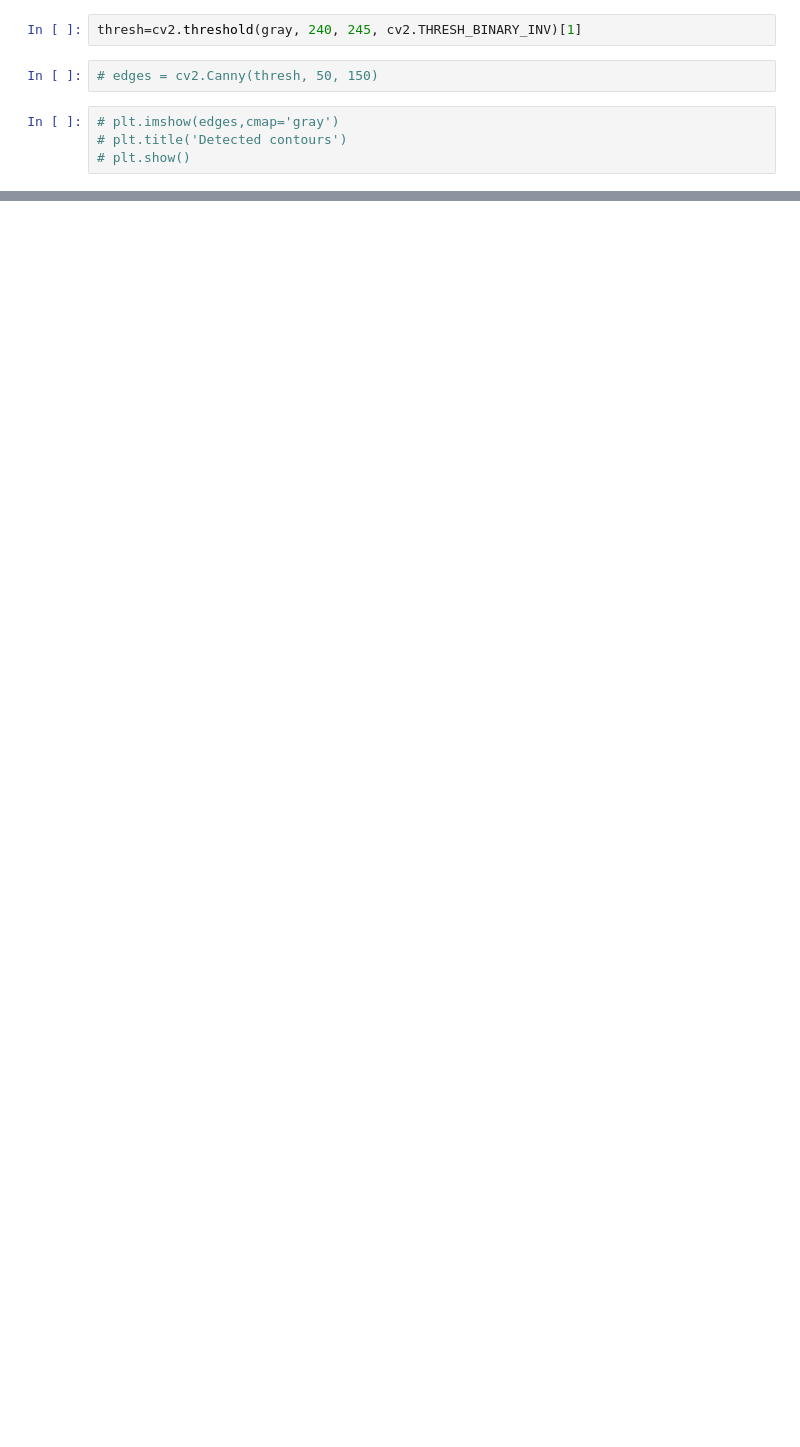
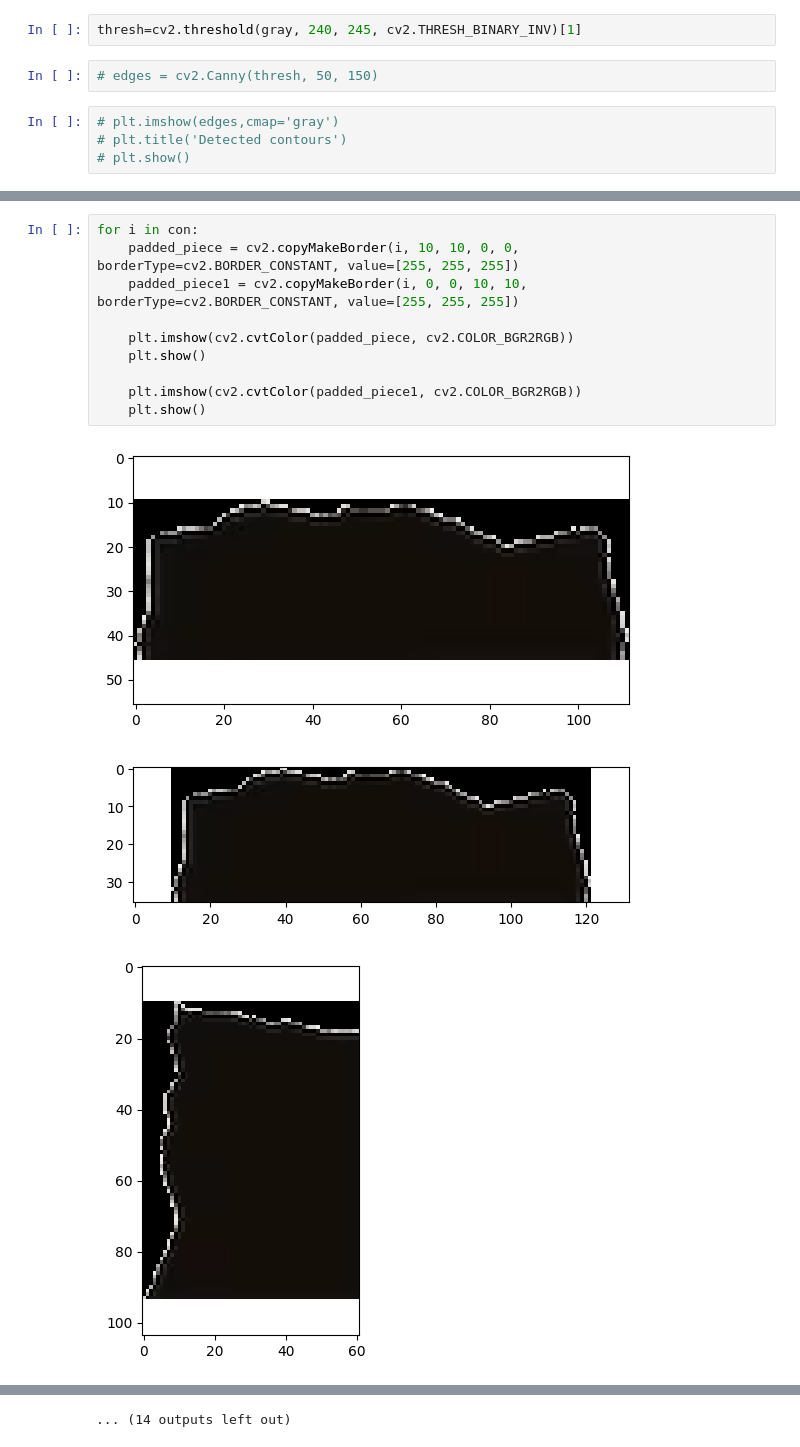
Before and after one commit to faizan09711-bit/Computer-Vision, a Jupyter notebook: Finding Contours.ipynb, the cells around one changed output, grey strips where cells are left out. Drawn from its saved outputs; the diff is of its cells as text; blank space fills up the shorter version.

```diff
--- a/Finding Contours.ipynb
+++ b/Finding Contours.ipynb
@@ -53,0 +64,14 @@ for i in contours:
+# %%
+for i in con:
+    padded_piece = cv2.copyMakeBorder(i, 10, 10, 0, 0, borderType=cv2.BORDER_CONSTANT, value=[255, 255, 255])
+    padded_piece1 = cv2.copyMakeBorder(i, 0, 0, 10, 10, borderType=cv2.BORDER_CONSTANT, value=[255, 255, 255])
+
+    plt.imshow(cv2.cvtColor(padded_piece, cv2.COLOR_BGR2RGB))
+    plt.show()
+
+    plt.imshow(cv2.cvtColor(padded_piece1, cv2.COLOR_BGR2RGB))
+    plt.show()
+# %% [output]
+[figure, added]
+[figure, added]
+[figure, added]
@@ -53,0 +87 @@ for i in contours:
+... (14 outputs left out)
```
Also changed, not shown: parts of 9 cells of this notebook.
